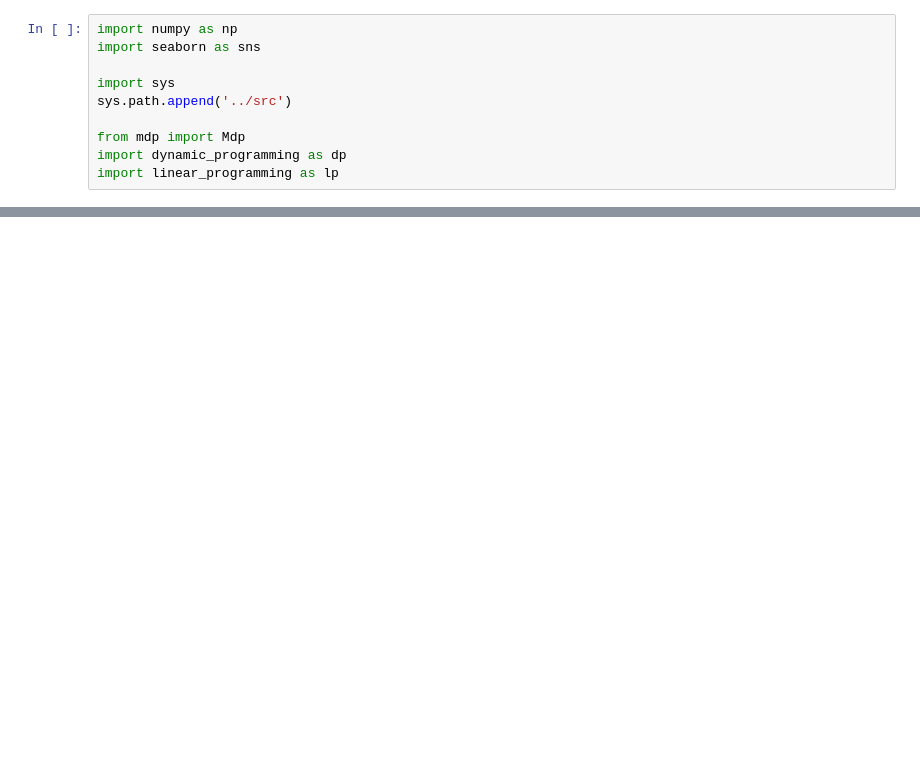
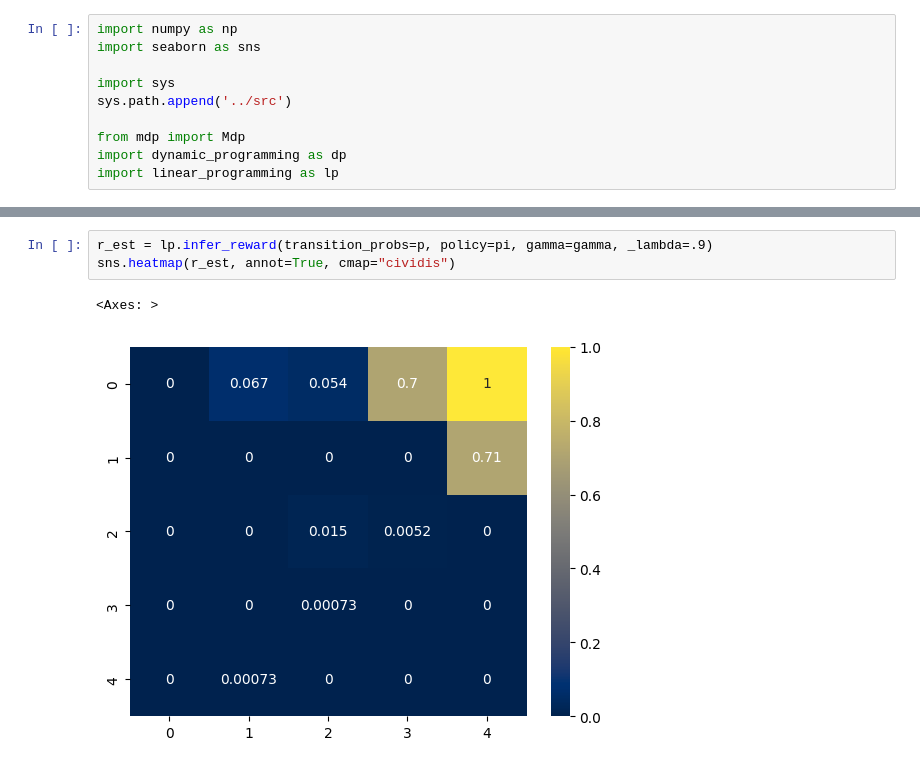
Before and after one commit to mariubma/INSTK5100_IRL_proj, a Jupyter notebook: notebooks/inverse_testing.ipynb, the cells around one changed output, grey strips where cells are left out. Saved outputs shown, nothing was run; the diff lists cells and outputs as text; blank space fills up the shorter version.

```diff
--- a/notebooks/inverse_testing.ipynb
+++ b/notebooks/inverse_testing.ipynb
@@ -43,0 +66,6 @@ sns.heatmap(r_est, annot=True, cmap="cividis")
+# %%
+r_est = lp.infer_reward(transition_probs=p, policy=pi, gamma=gamma, _lambda=.9)
+sns.heatmap(r_est, annot=True, cmap="cividis")
+# %% [output]
+<Axes: >
+[figure, added]
```
Also changed, not shown: parts of 5 cells of this notebook, 5 other files.
